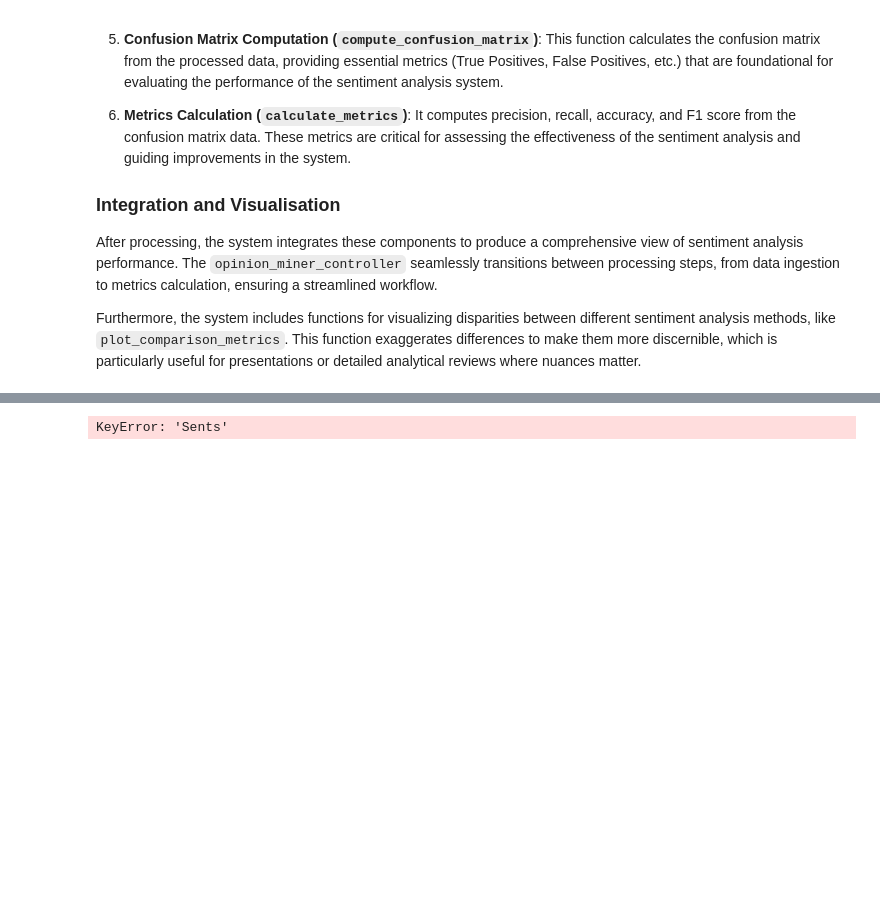
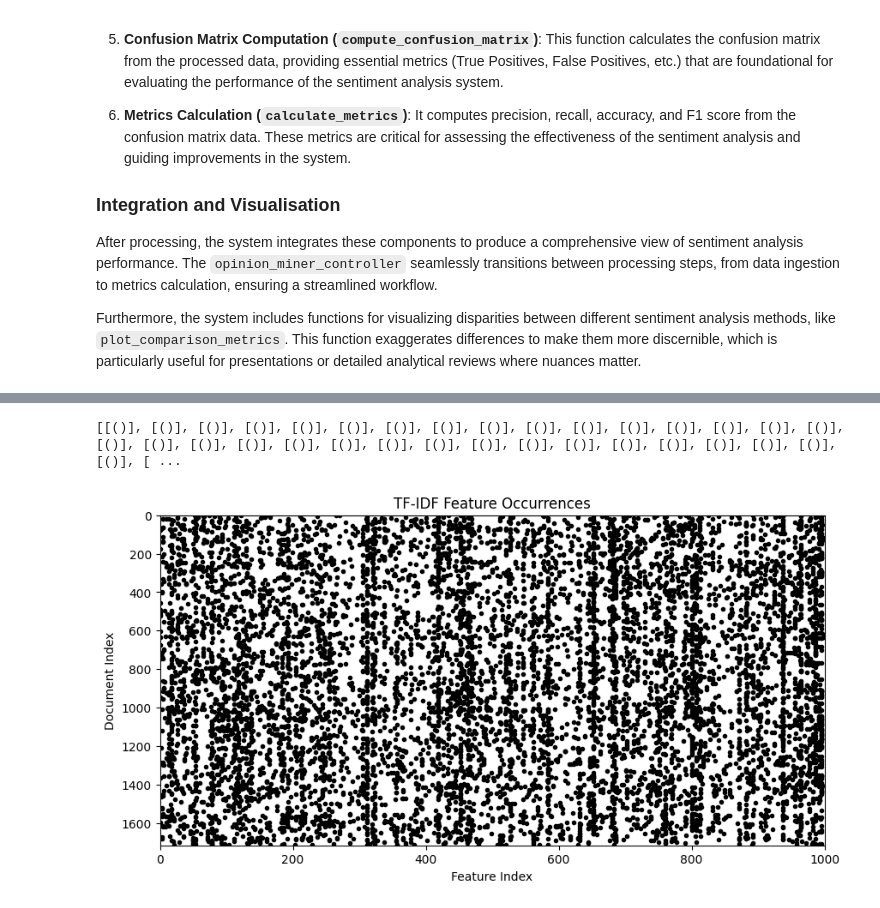
Before and after one commit to Leonjmroe/MSc-AI, a Jupyter notebook: Module 5 - Introduction to NLP/Final Assignment/Opinion_Miner_Final.ipynb, the cells around one changed output, grey strips where cells are left out. Saved outputs shown, nothing was run; the diff lists cells and outputs as text; code cells hidden in the pictures; blank space fills up the shorter version.

Commit message:
ml model failing to classify

```diff
--- a/Module 5 - Introduction to NLP/Final Assignment/Opinion_Miner_Final.ipynb
+++ b/Module 5 - Introduction to NLP/Final Assignment/Opinion_Miner_Final.ipynb
@@ -1065,36 +1065,47 @@ display(df.head(3))
 | 1 | {'affordability': 3} | flaw machine xtra get five star a... | 3 | 0 | 0 | 0 | 0 | ... |
 | 2 | {'bang-for-the-buck': 3} | most_bang bang buck | 0 | 3 | 0 | 0 | 0 | ... |
 # %%
-from sklearn.decomposition import TruncatedSVD
-from sklearn.pipeline import make_pipeline
+from sklearn.preprocessing import MultiLabelBinarizer
+from sklearn.multiclass import OneVsRestClassifier
+from sklearn.linear_model import LogisticRegression
+from sklearn.metrics import classification_report
 from sklearn.feature_extraction.text import TfidfVectorizer
 from sklearn.model_selection import train_test_split
-from sklearn.linear_model import SGDClassifier
-from sklearn.preprocessing import StandardScaler
+from iterstrat.ml_stratifiers import MultilabelStratifiedShuffleSplit
+import numpy as np
 
-# Assuming df is your DataFrame and it has been preprocessed to include a 'features' column
+# Assuming df['Reviews'] and df['Feature_Sentiments'] are correctly populated
+mlb = MultiLabelBinarizer()
+Y = mlb.fit_transform(df['Feature_Sentiments'])
 
-# Vectorization
-vectorizer = TfidfVectorizer(max_features=1000, stop_words='english')
-X = vectorizer.fit_transform(df['Reviews'])
+vectorizer = TfidfVectorizer(max_features=1000)
 
-# Dimensionality Reduction
-svd = TruncatedSVD(n_components=100)  # Reduce to 100 components
-normalizer = StandardScaler(with_mean=False)  # Normalize data
-lsa = make_pipeline(svd, normalizer)
+msss = MultilabelStratifiedShuffleSplit(n_splits=1, test_size=0.2, random_state=42)
 
-X_reduced = lsa.fit_transform(X)
+for train_index, test_index in msss.split(df['Reviews'], Y):
+    X_train = vectorizer.fit_transform(df.loc[train_index, 'Reviews'])
+    Y_train = Y[train_index]
 
-# Split the data
-X_train, X_test, y_train, y_test = train_test_split(X_reduced, df['Sents'], test_size=0.2, random_state=42)
+    X_test = vectorizer.transform(df.loc[test_index, 'Reviews'])
+    Y_test = Y[test_index]
 
-# Train a model
-model = SGDClassifier(loss='log', penalty='l2', alpha=0.0001, random_state=42)
-model.fit(X_train, y_train)
+    model = OneVsRestClassifier(LogisticRegression(max_iter=1000))
+    model.fit(X_train, Y_train)
 
-# Evaluate the model
-from sklearn.metrics import classification_report
-y_pred = model.predict(X_test)
-print(classification_report(y_test, y_pred))
+    # Predictions and Evaluation
+    # Y_pred = model.predict(X_test)
+    # print(classification_report(Y_test, Y_pred, target_names=mlb.classes_))
+
+    # Accessing reviews during prediction (for illustration or further analysis)
+    all_predictions = []
+    for idx in test_index:
+        review = df.loc[idx, 'Reviews']
+        new_review_processed = vectorizer.transform([review])
+        predicted = model.predict(new_review_processed)
+        predicted_labels = mlb.inverse_transform(predicted)
+        all_predictions.append(predicted_labels)
+
+
+print(all_predictions)
 # %% [output]
-KeyError: 'Sents'
+[[()], [()], [()], [()], [()], [()], [()], [()], [()], [()], [()], [()], [()], [()], [()], [()], [()], [()], [()], [()], [()], [()], [()], [()], [()], [()], [()], [()], [()], [()], [()], [()], [()], [ ...
@@ -1100,0 +1122,20 @@ KeyError: 'Sents'
+# %%
+import matplotlib.pyplot as plt
+from scipy.sparse import csr_matrix
+
+# Assuming 'X' is your sparse matrix
+def plot_sparse_matrix(matrix, title="Sparse Matrix"):
+    # Create a figure and axis
+    fig, ax = plt.subplots(figsize=(10, 5))
+    # Find non-zero elements
+    x, y = matrix.nonzero()
+    ax.plot(y, x, 's', color='black', marker='.')
+    ax.set(title=title, xlabel='Feature Index', ylabel='Document Index')
+    ax.set_xlim([0, matrix.shape[1]])
+    ax.set_ylim([0, matrix.shape[0]])
+    ax.invert_yaxis()  # Invert y-axis to have the first entry at the top
+    plt.show()
+
+plot_sparse_matrix(X, "TF-IDF Feature Occurrences")
+# %% [output]
+[figure, added]
```
Also changed, not shown: parts of 3 cells of this notebook.
